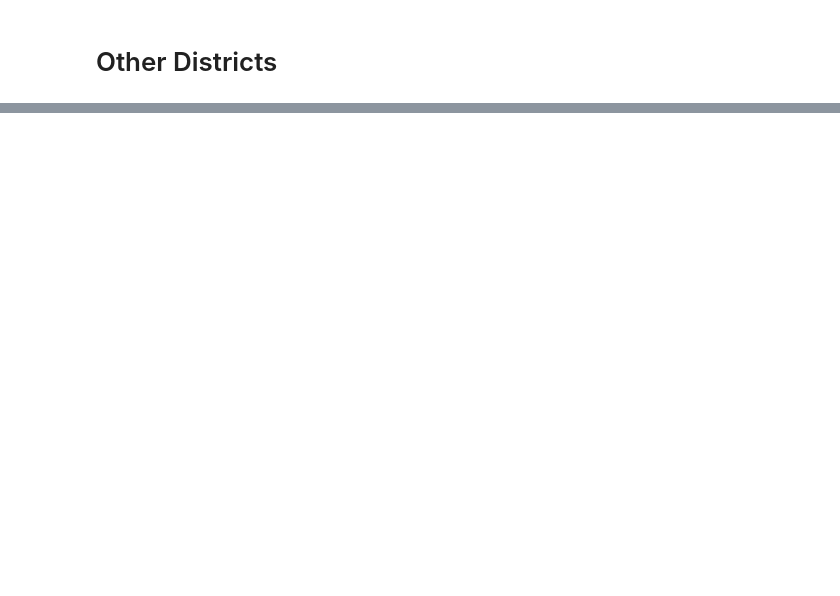
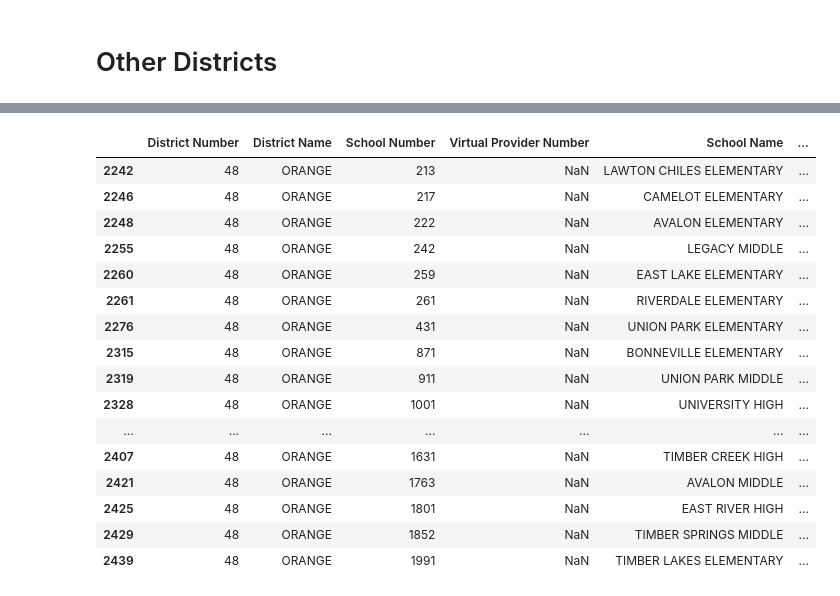
Before and after one commit to cruzdariel/Data118, a Jupyter notebook: SchoolGrades.ipynb, the cells around one changed output, grey strips where cells are left out. Drawn from its saved outputs; the diff is of its cells as text; code cells hidden in the pictures; blank space fills up the shorter version.

```diff
--- a/SchoolGrades.ipynb
+++ b/SchoolGrades.ipynb
@@ -422,0 +385,52 @@ d7_df = df_other[df_other['School Name'].isin(d7)]
+# %%
+#d1_df.set_index('School Name', inplace=True)
+grade_mapping = {'A': 4, 'B': 3, 'C': 2, 'D': 1, 'F': 0}
+d1_df = d1_df.applymap(lambda x: grade_mapping[x] if x in grade_mapping else x)
+
+#d3_df.set_index('School Name', inplace=True)
+grade_mapping = {'A': 4, 'B': 3, 'C': 2, 'D': 1, 'F': 0}
+d3_df = d3_df.applymap(lambda x: grade_mapping[x] if x in grade_mapping else x)
+
+#d4_df.set_index('School Name', inplace=True)
+grade_mapping = {'A': 4, 'B': 3, 'C': 2, 'D': 1, 'F': 0}
+d4_df = d4_df.applymap(lambda x: grade_mapping[x] if x in grade_mapping else x)
+
+#d5_df.set_index('School Name', inplace=True)
+grade_mapping = {'A': 4, 'B': 3, 'C': 2, 'D': 1, 'F': 0}
+d5_df = d5_df.applymap(lambda x: grade_mapping[x] if x in grade_mapping else x)
+
+#d6_df.set_index('School Name', inplace=True)
+grade_mapping = {'A': 4, 'B': 3, 'C': 2, 'D': 1, 'F': 0}
+d6_df = d6_df.applymap(lambda x: grade_mapping[x] if x in grade_mapping else x)
+
+# d7_df.set_index('School Name', inplace=True)
+grade_mapping = {'A': 4, 'B': 3, 'C': 2, 'D': 1, 'F': 0}
+d7_df = d7_df.applymap(lambda x: grade_mapping[x] if x in grade_mapping else x)
+# %%
+d1_df.rename(columns=rename_mapping, inplace=True)
+d3_df.rename(columns=rename_mapping, inplace=True)
+d3_df.rename(columns=rename_mapping, inplace=True)
+d4_df.rename(columns=rename_mapping, inplace=True)
+d5_df.rename(columns=rename_mapping, inplace=True)
+d6_df.rename(columns=rename_mapping, inplace=True,)
+d7_df.rename(columns=rename_mapping, inplace=True)
+# %%
+d1_df
+# %% [output]
+|  | District Number | District Name | School Number | Virtual Provider Number | School Name | ... |
+| 2242 | 48 | ORANGE | 213 | NaN | LAWTON CHILES ELEMENTARY | ... |
+| 2246 | 48 | ORANGE | 217 | NaN | CAMELOT ELEMENTARY | ... |
+| 2248 | 48 | ORANGE | 222 | NaN | AVALON ELEMENTARY | ... |
+| 2255 | 48 | ORANGE | 242 | NaN | LEGACY MIDDLE | ... |
+| 2260 | 48 | ORANGE | 259 | NaN | EAST LAKE ELEMENTARY | ... |
+| 2261 | 48 | ORANGE | 261 | NaN | RIVERDALE ELEMENTARY | ... |
+| 2276 | 48 | ORANGE | 431 | NaN | UNION PARK ELEMENTARY | ... |
+| 2315 | 48 | ORANGE | 871 | NaN | BONNEVILLE ELEMENTARY | ... |
+| 2319 | 48 | ORANGE | 911 | NaN | UNION PARK MIDDLE | ... |
+| 2328 | 48 | ORANGE | 1001 | NaN | UNIVERSITY HIGH | ... |
+| ... | ... | ... | ... | ... | ... | ... |
+| 2407 | 48 | ORANGE | 1631 | NaN | TIMBER CREEK HIGH | ... |
+| 2421 | 48 | ORANGE | 1763 | NaN | AVALON MIDDLE | ... |
+| 2425 | 48 | ORANGE | 1801 | NaN | EAST RIVER HIGH | ... |
+| 2429 | 48 | ORANGE | 1852 | NaN | TIMBER SPRINGS MIDDLE | ... |
+| 2439 | 48 | ORANGE | 1991 | NaN | TIMBER LAKES ELEMENTARY | ... |
```
Also changed, not shown: parts of 12 cells of this notebook.
